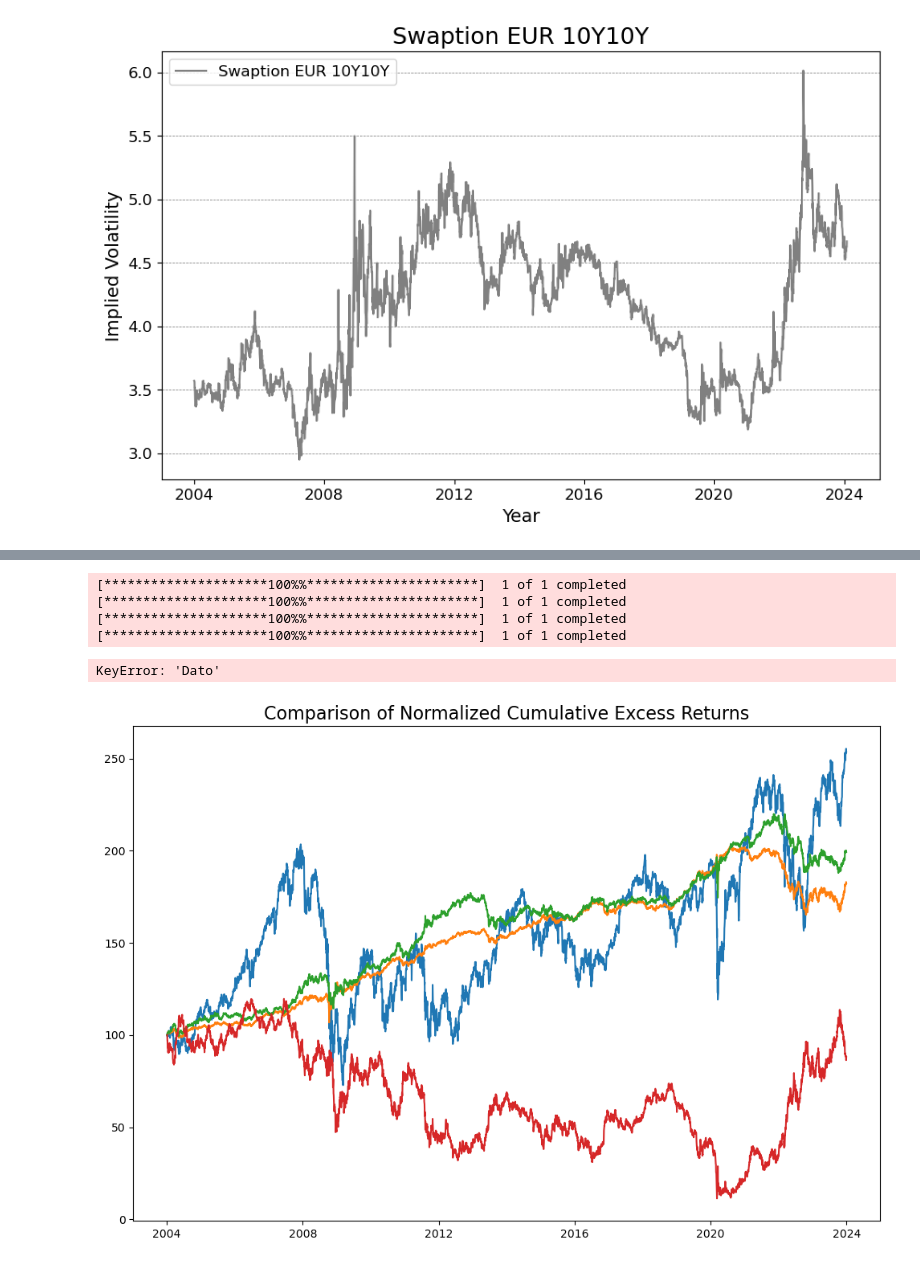
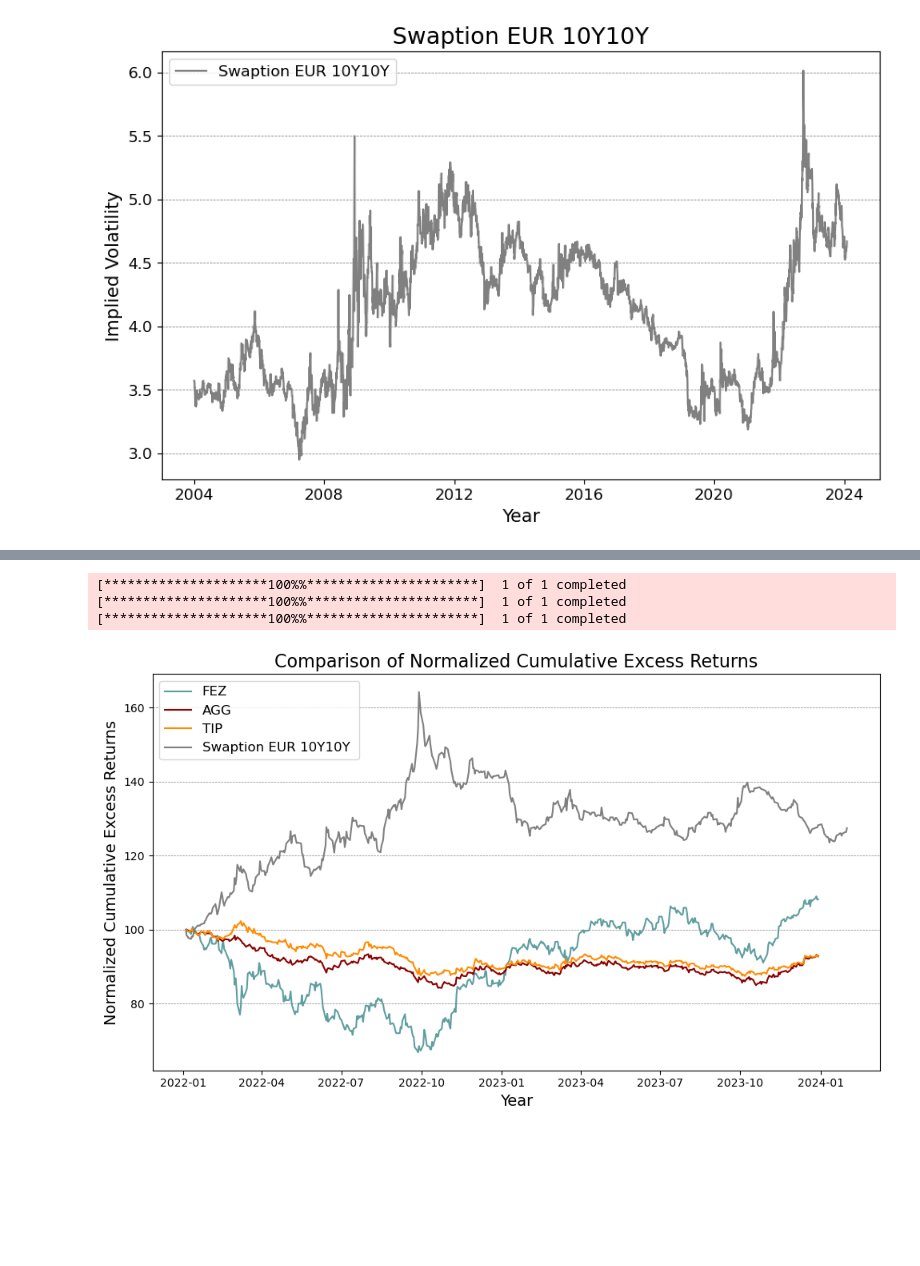
Before and after one commit to NannaOhrt/master_thesis, a Jupyter notebook: main/code/swaption_in_asset_allocation.ipynb, the cells around one changed output, grey strips where cells are left out. Drawn from its saved outputs; the diff is of its cells as text; code cells hidden in the pictures; blank space fills up the shorter version.

```diff
--- a/main/code/swaption_in_asset_allocation.ipynb
+++ b/main/code/swaption_in_asset_allocation.ipynb
@@ -30,7 +30,7 @@ for ticker in tickers:
     data['Normalized Cumulative Excess Returns'] = data['Cumulative Excess Returns'] / initial_value * 100
 
     # Plot the normalized cumulative excess returns for each ticker
-    plt.plot(data.index, data['Normalized Cumulative Excess Returns'], label=f'{ticker} Normalized Cumulative Excess Returns')
+    plt.plot(data.index, data['Normalized Cumulative Excess Returns'], label=f'{ticker}')
 
 # Adjust plot settings for better visualization
 plt.title('Comparison of Normalized Cumulative Excess Returns', fontsize=16)
@@ -69,39 +139,60 @@ plt.close()
 # %%
-plt.figure(figsize=(12, 8))
+
+# Load the swaption data from the Excel file
+df1 = pd.read_excel('/Users/nannaingemannohrt/Desktop/master_thesis/main/data/ATTM_2022_to_2024.xlsx',
+                    sheet_name='Ark1', engine='openpyxl')
+
+# Normalize the 'ATM_10Y_10Y' column to start at 100
+initial_value = df1['ATM_10Y_10Y'].dropna().iloc[0]
+df1['Normalized ATM_10Y_10Y'] = df1['ATM_10Y_10Y'] / initial_value * 100
+
+
+# Tickers for European equities (FEZ), nominal bonds (AGG), inflation-linked bonds (TIP)
+tickers = ['FEZ', 'AGG', 'TIP']
+
+# Start and end dates for the data
+start_date = '2022-01-04'
+end_date = '2024-01-01'
+
+plt.figure(figsize=(10, 6))
+
+# Define colors for better control and visualization
+colors = {'FEZ': 'cadetblue', 'AGG': 'darkred', 'TIP': 'darkorange'}
 
 for ticker in tickers:
     # Download historical data for the ticker
     data = yf.download(ticker, start=start_date, end=end_date)
 
     # Calculate daily returns
     data['Returns'] = data['Adj Close'].pct_change()
 
     # Assuming risk-free rate is 0, so excess returns are equal to actual returns in this case
     data['Excess Returns'] = data['Returns']
 
     # Calculate cumulative excess returns
     data['Cumulative Excess Returns'] = (1 + data['Excess Returns']).cumprod()
 
     # Normalize starting point to 100 for comparison
     initial_value = data['Cumulative Excess Returns'].dropna().iloc[0]
     data['Normalized Cumulative Excess Returns'] = data['Cumulative Excess Returns'] / initial_value * 100
 
     # Plot the normalized cumulative excess returns for each ticker
-    plt.plot(data.index, data['Normalized Cumulative Excess Returns'], label=f'{ticker} Normalized Cumulative Excess Returns')
+    plt.plot(data.index, data['Normalized Cumulative Excess Returns'], label=f'{ticker}',
+             color=colors[ticker])
 
 # Adjust plot settings for better visualization
 plt.title('Comparison of Normalized Cumulative Excess Returns', fontsize=16)
-plt.plot(df["Dato"],df["ATM_10Y_10Y"], color='grey', label= 'Swaption EUR 10Y10Y')
 plt.xlabel('Year', fontsize=14)
 plt.ylabel('Normalized Cumulative Excess Returns', fontsize=14)
-plt.legend(fontsize=12)
-plt.grid(True, linestyle='--', alpha=0.7)
+plt.plot(df1["Dato"], df1["Normalized ATM_10Y_10Y"], color='grey', label='Swaption EUR 10Y10Y ')
+plt.legend(fontsize=12, loc= 'upper left')
+plt.grid(axis='y', color='gray', linestyle='--', linewidth=0.5)
 plt.tight_layout()
+plt.savefig("/Users/nannaingemannohrt/Desktop/master_thesis/main/plots/2022_to_2024.png")
 plt.show()
+plt.close()
 # %% [output]
 [*********************100%%**********************]  1 of 1 completed
 [*********************100%%**********************]  1 of 1 completed
 [*********************100%%**********************]  1 of 1 completed
-[*********************100%%**********************]  1 of 1 completed
-KeyError: 'Dato'
-[figure, old version]
+[figure, new version]
```
Also changed, not shown: parts of 4 cells of this notebook, 8 other files.
